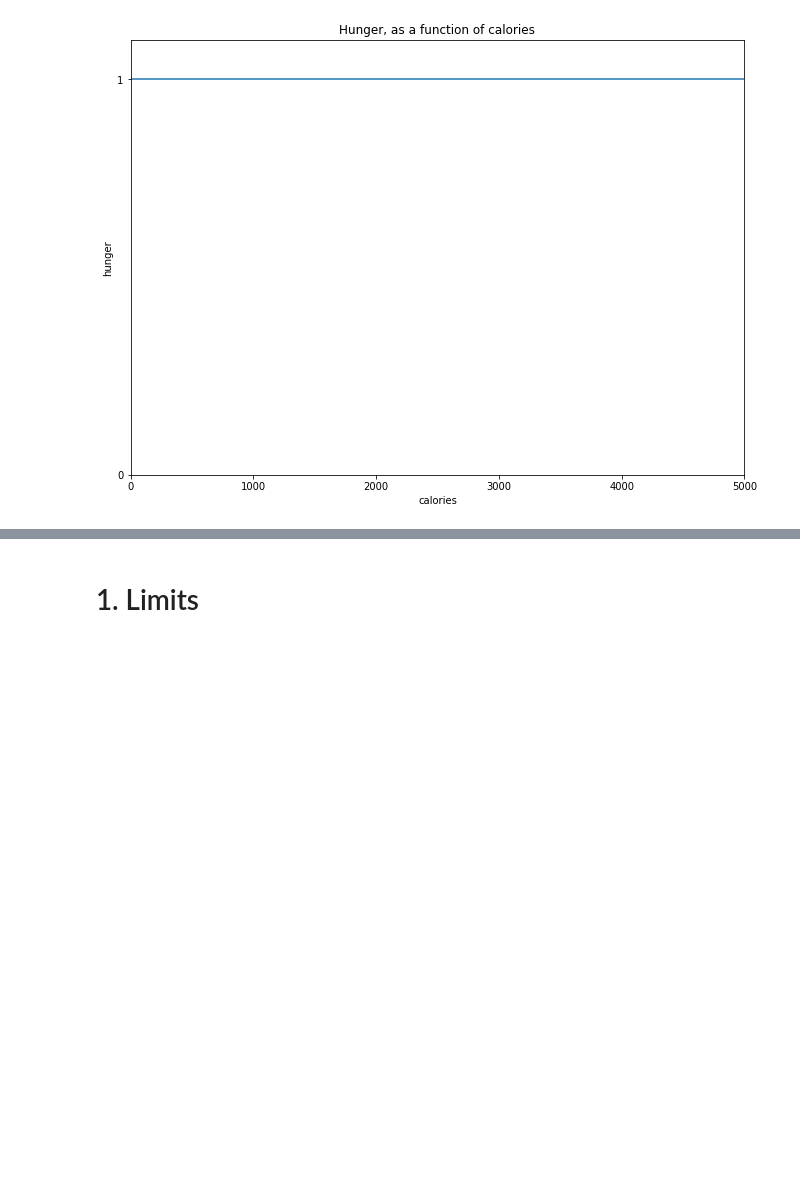
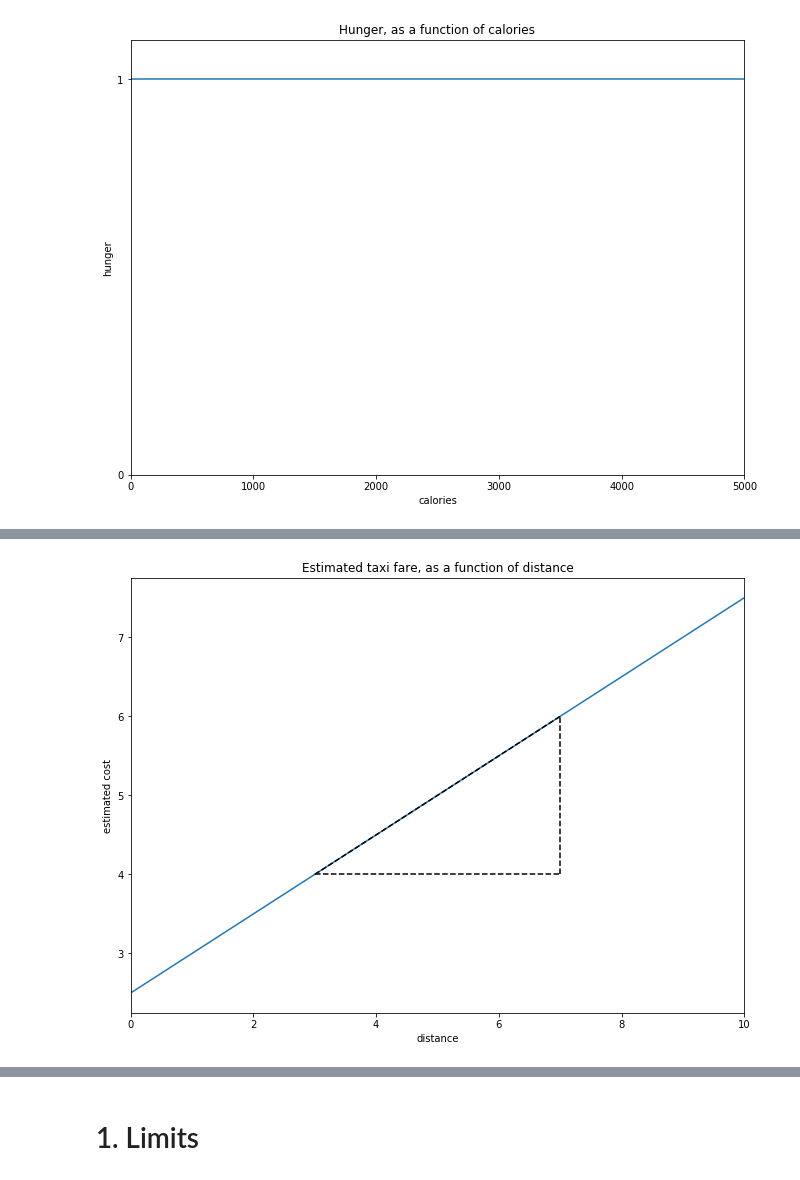
Before and after one commit to contently/math_class, a Jupyter notebook: calculus_derivatives.ipynb, the cells around one changed output, grey strips where cells are left out. Saved outputs shown, nothing was run; the diff lists cells and outputs as text; code cells hidden in the pictures; blank space fills up the shorter version.

```diff
--- a/calculus_derivatives.ipynb
+++ b/calculus_derivatives.ipynb
@@ -93,0 +99,16 @@ title = plt.title("Estimated taxi fare, as a function of distance")
+# %%
+def add_line_to_plot(ax, func, x1, x2, diagonal=None, color="black", opacity=1):
+    y1 = func(x1)
+    y2 = func(x2)
+
+    delta_x = ax.hlines(y=y1, xmin=x1, xmax=x2, linestyle="--", color=color, alpha=opacity)
+    delta_y = ax.vlines(x=x2, ymin=y1, ymax=y2, linestyle="--", color=color, alpha=opacity)
+
+    if diagonal:
+        diag = ax.plot(np.linspace(x1, x2), np.linspace(y1, y2), linestyle="--", color=color, alpha=opacity)
+
+    return ax
+# %%
+taxi_ax = add_line_to_plot(ax=plot_taxi(), func=estimate_taxi_cost, x1=3, x2=7, diagonal=True)
+# %% [output]
+[figure, added]
```
Also changed, not shown: parts of 32 cells of this notebook.
